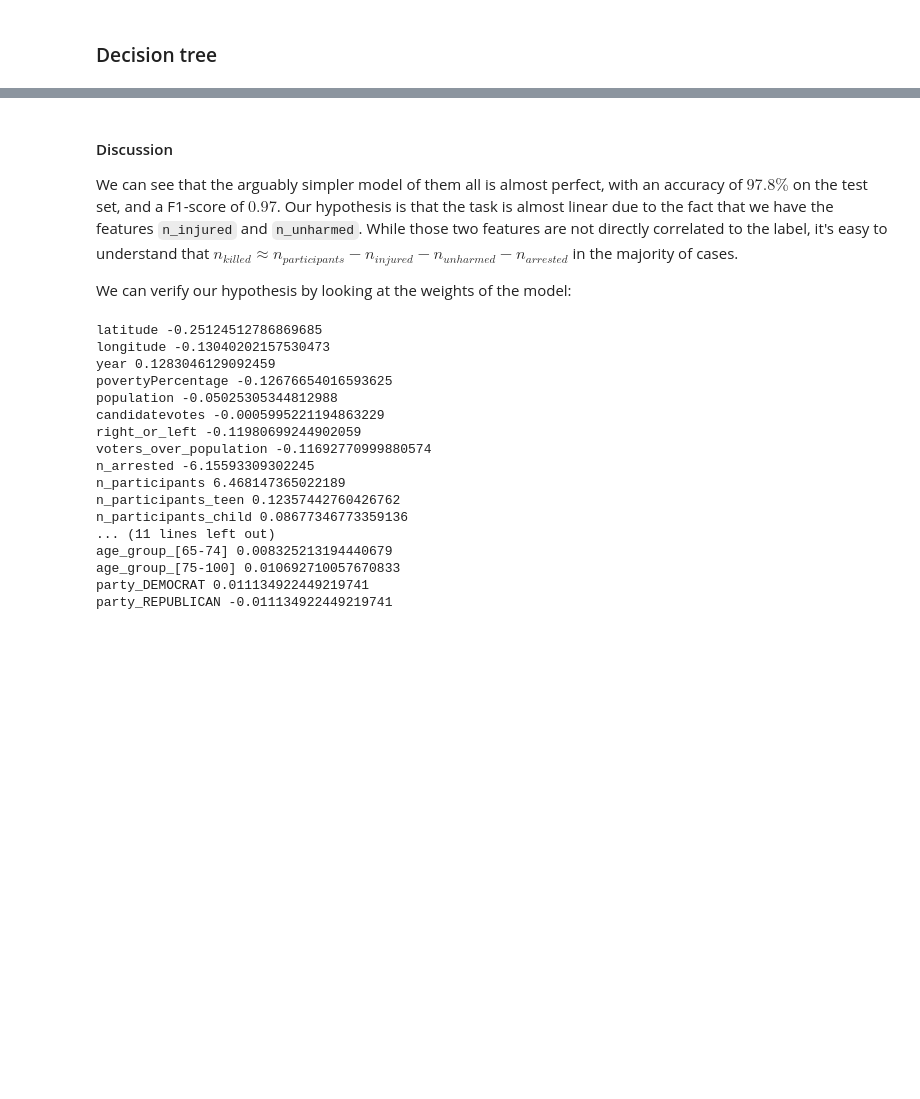
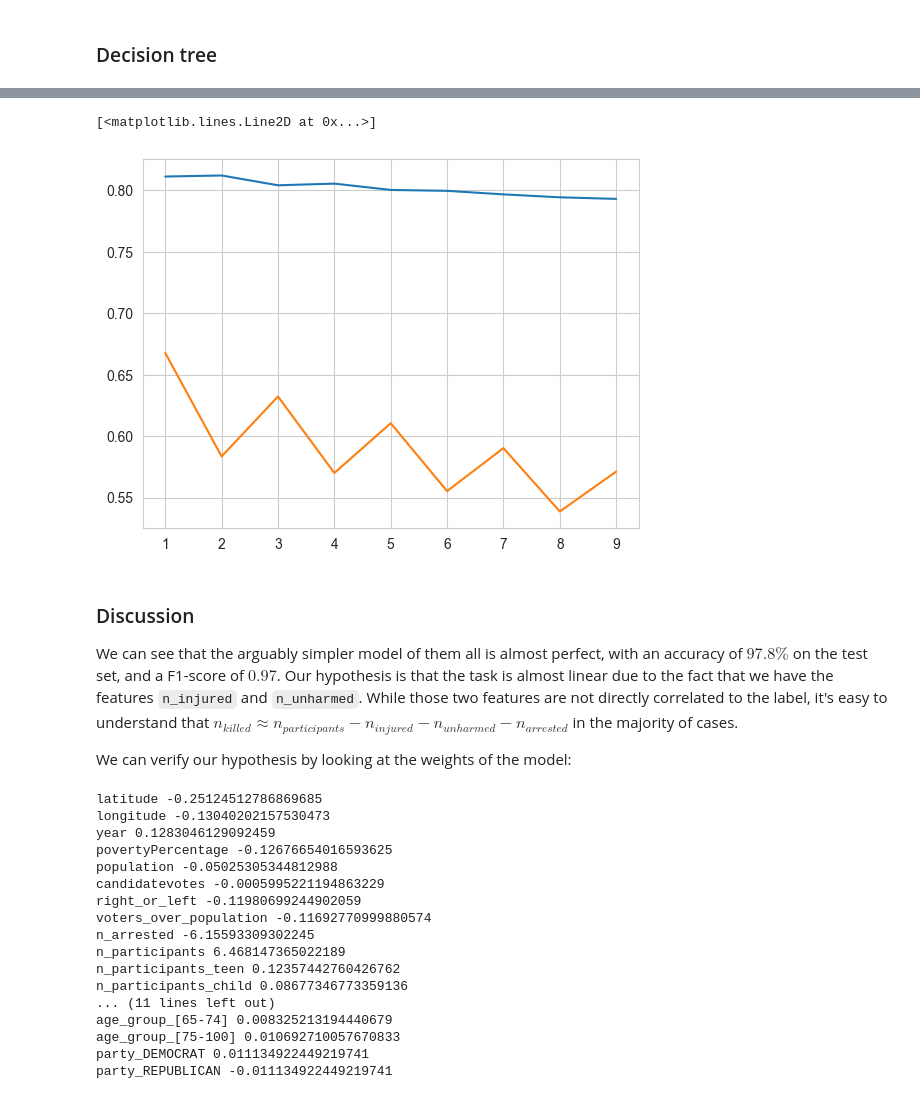
Before and after one commit to irenedovichi/DM-project, a Jupyter notebook: TASK 3/classification.ipynb, the cells around one changed output, grey strips where cells are left out. Saved outputs shown, nothing was run; the diff lists cells and outputs as text; code cells hidden in the pictures; blank space fills up the shorter version.

Commit message:
refactor classification

```diff
--- a/TASK 3/classification.ipynb
+++ b/TASK 3/classification.ipynb
@@ -225,3 +213,0 @@ grid.best_params_
-# %%
-tree = DecisionTreeClassifier(random_state=42, max_depth=grid.best_params_['max_depth'], min_samples_split=grid.best_params_['min_samples_split'], criterion=grid.best_params_['criterion'])
-tree.fit(X_train, y_train)
@@ -231,8 +213,0 @@ DecisionTreeClassifier(criterion='entropy', max_depth=16, min_samples_split=16,
-# %%
-y_pred = tree.predict(X_test)
-y_pred_train = tree.predict(X_train)
-print('Accuracy on training set: ', accuracy_score(y_train, y_pred_train))
-print('confusion_matrix on training set: \n', confusion_matrix(y_train, y_pred_train))
-print('Accuracy on validation set: ', accuracy_score(y_test, y_pred))
-print('Confusion matrix: \n', confusion_matrix(y_test, y_pred))
-print('Classification report: \n', classification_report(y_test, y_pred))
@@ -268,2 +217,0 @@ grid_rf = GridSearchCV(RandomForestClassifier(random_state=42), param_grid_rf, c
-# %%
-grid_rf.fit(X_train, y_train)
@@ -272,5 +218,21 @@ best_rf= RandomForestClassifier(random_state=42, max_depth=grid_rf.best_params_[
+# %%
+# grid search
+accuracy_scores = []
+f1_scores =[]
+for i in tqdm(range(1, 10)):
+    knn = KNeighborsClassifier(n_neighbors=i)
+    knn.fit(X_train, y_train)
+    y_pred = knn.predict(X_test)
+    accuracy_scores.append(accuracy_score(y_test, y_pred))
+    f1_scores.append(f1_score(y_test, y_pred))
+# %%
+plt.plot(range(1, 10), accuracy_scores)
+plt.plot(range(1, 10), f1_scores)
+# %% [output]
+[<matplotlib.lines.Line2D at 0x...>]
+[figure, added]
 # %% [markdown]
-#### Discussion
+### Discussion
 
 We can see that the arguably simpler model of them all is almost perfect, with an accuracy of $97.8\%$ on the test set, and a F1-score of $0.97$.
 Our hypothesis is that the task is almost linear due to the fact that we have the features `n_injured` and `n_unharmed`. While those two features are not directly correlated to the label, it's easy to understand that $ n_{killed} \approx n_{participants}- n_{injured}- n_{unharmed} -n_{arrested}$        in the majority of cases.
```
Also changed, not shown: parts of 111 cells of this notebook, 1 other file.
